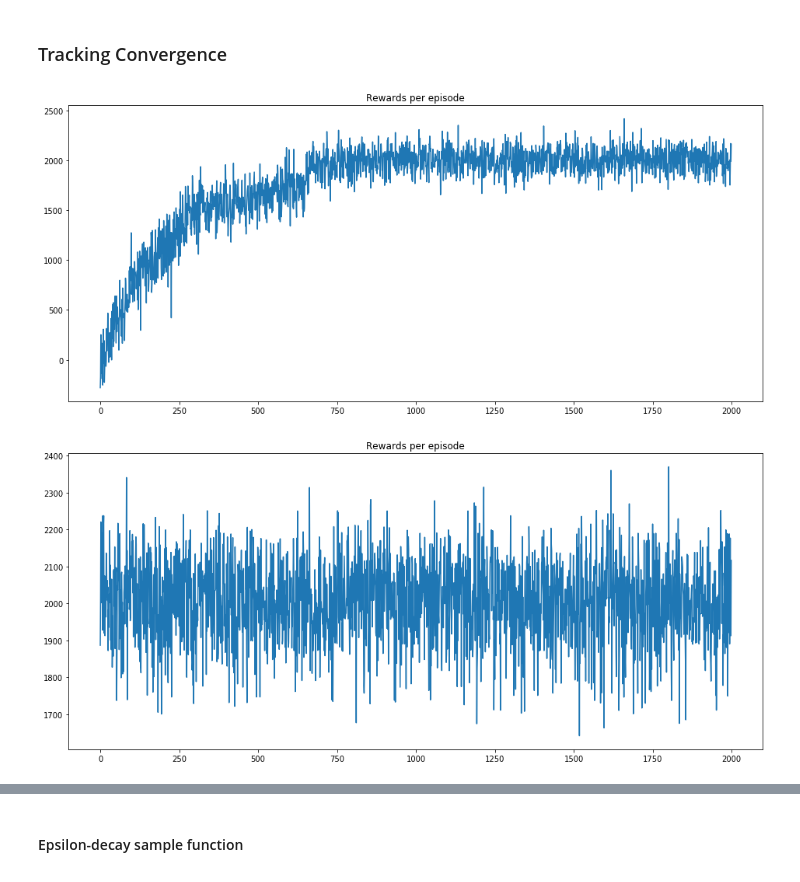
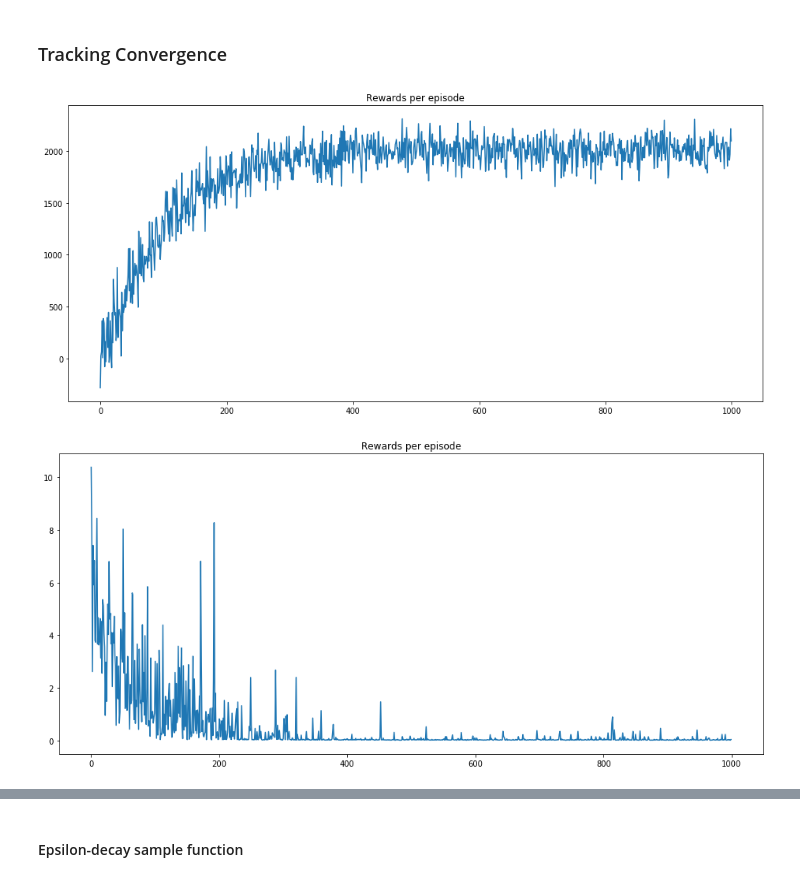
Before and after one commit to adityaorlalu/RL_Cab_Driver_Assistance, a Jupyter notebook: DQN_Agent_Arch1.ipynb, the cells around one changed output, grey strips where cells are left out. Saved outputs shown, nothing was run; the diff lists cells and outputs as text; code cells hidden in the pictures.

```diff
--- a/DQN_Agent_Arch1.ipynb
+++ b/DQN_Agent_Arch1.ipynb
@@ -221,7 +221,8 @@ max_car_drive_time = 30 * 24
 
 Hyperparameters = {
     #'discount_factor': 0.95,
-    'discount_factor': 0.5,
+    #'discount_factor': 0.5,
+    'discount_factor': 0.2,
     'learning_rate' : 0.001,
     'epsilon': 1,
     'epsilon_max' : 1,
@@ -340,16 +341,16 @@ Training completed. Time taken:[9059.682378053665]
 # %%
 plt.figure(0, figsize=(16,7))
 plt.title('Rewards per episode')
-xaxis = np.asarray(range(0, len(rewards_per_episode[::10])))
-plt.plot(xaxis,np.asarray(rewards_per_episode[::10]))
+xaxis = np.asarray(range(0, len(rewards_per_episode[::20])))
+plt.plot(xaxis,np.asarray(rewards_per_episode[::20]))
 plt.show()
 # %% [output]
-[figure, old version]
+[figure, new version]
 # %%
 plt.figure(0, figsize=(16,7))
 plt.title('Rewards per episode')
-xaxis = np.asarray(range(0, len(rewards_per_episode[-2000:])))
-plt.plot(xaxis,np.asarray(rewards_per_episode[-2000:]))
+xaxis = np.asarray(range(0, len(nn_loss_per_episode[::20])))
+plt.plot(xaxis,np.asarray(nn_loss_per_episode[::20]))
 plt.show()
 # %% [output]
-[figure, old version]
+[figure, new version]
```
Also changed, not shown: parts of 3 cells of this notebook, 4 other files.
